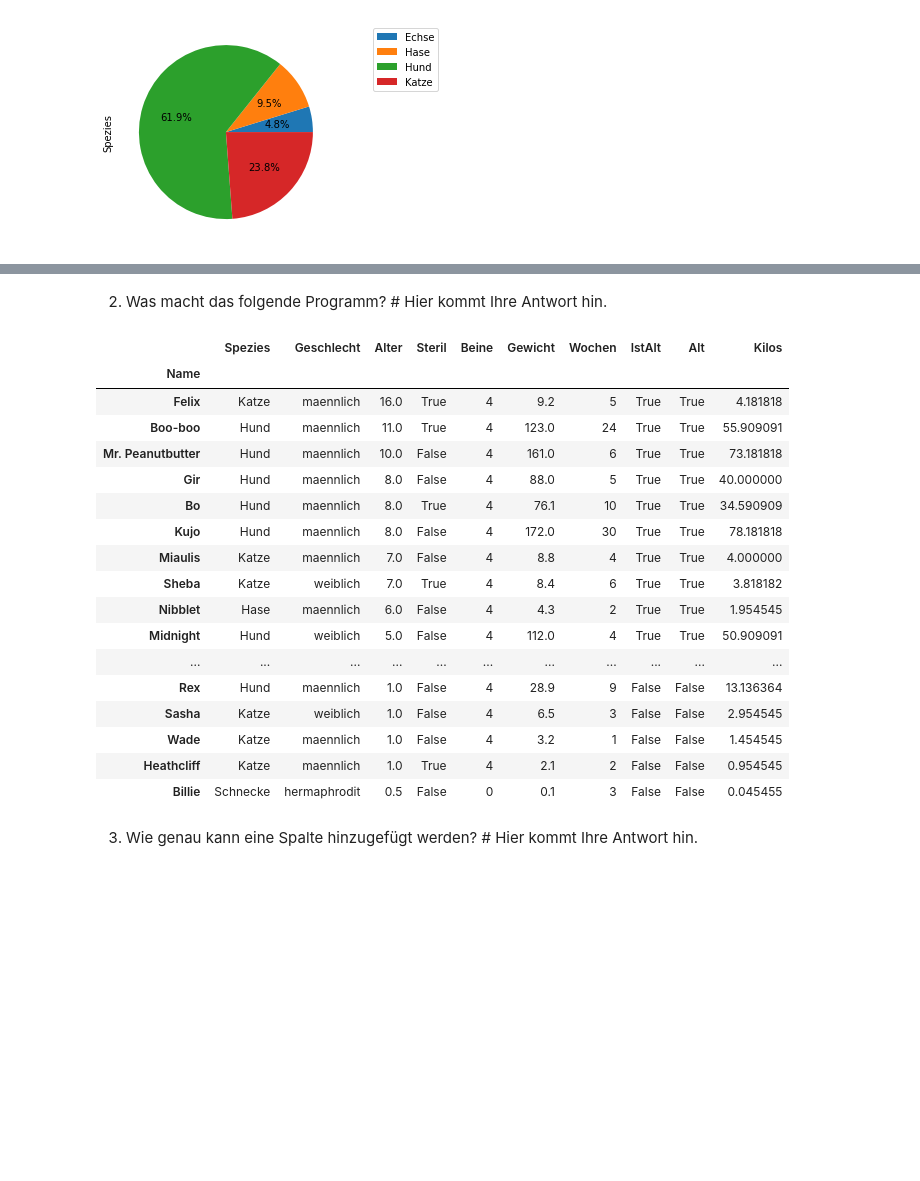
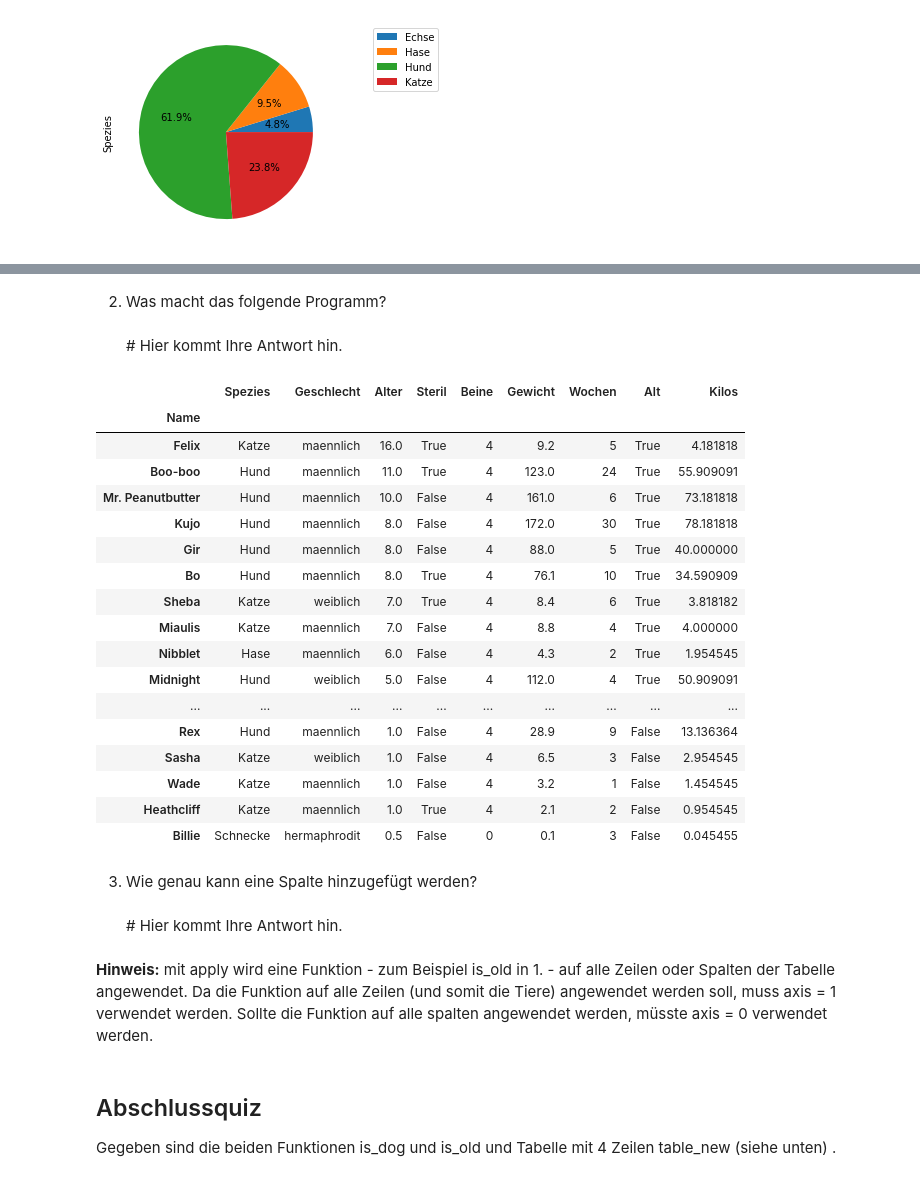
Before and after one commit to andreasstoll/Notebooks_Arbeit, a Jupyter notebook: _4_Tabellenmethoden.ipynb, the cells around one changed output, grey strips where cells are left out. Drawn from its saved outputs; the diff is of its cells as text; code cells hidden in the pictures; blank space fills up the shorter version.

```diff
--- a/_4_Tabellenmethoden.ipynb
+++ b/_4_Tabellenmethoden.ipynb
@@ -69,10 +79,7 @@ True
 # %%
 # Lösung
 def is_old(animal):
-    if animal.Alter >= 5:
-        return True
-    else:
-        return False
+    return animal.Alter >= 5
 
 animal1 = animal_table.iloc[0]
 animal2 = animal_table.iloc[4]
@@ -266,4 +285,7 @@ pie_chart(animal_table[animal_table.Alter >= 3], "Spezies")
 # %%
+def is_old(animal):
+    return animal.Alter >= 5
+
 animal_table["Alt"] = animal_table.apply(is_old, axis =1)
 
 animal_table
@@ -289,27 +311,36 @@ animal_table
 # %% [markdown]
-2. Was macht das folgende Programm? # Hier kommt Ihre Antwort hin.
+2. Was macht das folgende Programm? <br><br> # Hier kommt Ihre Antwort hin.
 # %%
+def kilos(animal):
+    return animal.Gewicht/2.2
+
 animal_table["Kilos"] = animal_table.apply(kilos, axis =1)
 
 animal_table
 # %% [output]
-|  | Spezies | Geschlecht | Alter | Steril | Beine | Gewicht | Wochen | IstAlt | Alt | Kilos |
-| Name |  |  |  |  |  |  |  |  |  |  |
-| Felix | Katze | maennlich | 16.0 | True | 4 | 9.2 | 5 | True | True | 4.181818 |
-| Boo-boo | Hund | maennlich | 11.0 | True | 4 | 123.0 | 24 | True | True | 55.909091 |
-| Mr. Peanutbutter | Hund | maennlich | 10.0 | False | 4 | 161.0 | 6 | True | True | 73.181818 |
-| Gir | Hund | maennlich | 8.0 | False | 4 | 88.0 | 5 | True | True | 40.000000 |
-| Bo | Hund | maennlich | 8.0 | True | 4 | 76.1 | 10 | True | True | 34.590909 |
-| Kujo | Hund | maennlich | 8.0 | False | 4 | 172.0 | 30 | True | True | 78.181818 |
-| Miaulis | Katze | maennlich | 7.0 | False | 4 | 8.8 | 4 | True | True | 4.000000 |
-| Sheba | Katze | weiblich | 7.0 | True | 4 | 8.4 | 6 | True | True | 3.818182 |
-| Nibblet | Hase | maennlich | 6.0 | False | 4 | 4.3 | 2 | True | True | 1.954545 |
-| Midnight | Hund | weiblich | 5.0 | False | 4 | 112.0 | 4 | True | True | 50.909091 |
-| ... | ... | ... | ... | ... | ... | ... | ... | ... | ... | ... |
-| Rex | Hund | maennlich | 1.0 | False | 4 | 28.9 | 9 | False | False | 13.136364 |
-| Sasha | Katze | weiblich | 1.0 | False | 4 | 6.5 | 3 | False | False | 2.954545 |
-| Wade | Katze | maennlich | 1.0 | False | 4 | 3.2 | 1 | False | False | 1.454545 |
-| Heathcliff | Katze | maennlich | 1.0 | True | 4 | 2.1 | 2 | False | False | 0.954545 |
-| Billie | Schnecke | hermaphrodit | 0.5 | False | 0 | 0.1 | 3 | False | False | 0.045455 |
+|  | Spezies | Geschlecht | Alter | Steril | Beine | Gewicht | Wochen | Alt | Kilos |
+| Name |  |  |  |  |  |  |  |  |  |
+| Felix | Katze | maennlich | 16.0 | True | 4 | 9.2 | 5 | True | 4.181818 |
+| Boo-boo | Hund | maennlich | 11.0 | True | 4 | 123.0 | 24 | True | 55.909091 |
+| Mr. Peanutbutter | Hund | maennlich | 10.0 | False | 4 | 161.0 | 6 | True | 73.181818 |
+| Kujo | Hund | maennlich | 8.0 | False | 4 | 172.0 | 30 | True | 78.181818 |
+| Gir | Hund | maennlich | 8.0 | False | 4 | 88.0 | 5 | True | 40.000000 |
+| Bo | Hund | maennlich | 8.0 | True | 4 | 76.1 | 10 | True | 34.590909 |
+| Sheba | Katze | weiblich | 7.0 | True | 4 | 8.4 | 6 | True | 3.818182 |
+| Miaulis | Katze | maennlich | 7.0 | False | 4 | 8.8 | 4 | True | 4.000000 |
+| Nibblet | Hase | maennlich | 6.0 | False | 4 | 4.3 | 2 | True | 1.954545 |
+| Midnight | Hund | weiblich | 5.0 | False | 4 | 112.0 | 4 | True | 50.909091 |
+| ... | ... | ... | ... | ... | ... | ... | ... | ... | ... |
+| Rex | Hund | maennlich | 1.0 | False | 4 | 28.9 | 9 | False | 13.136364 |
+| Sasha | Katze | weiblich | 1.0 | False | 4 | 6.5 | 3 | False | 2.954545 |
+| Wade | Katze | maennlich | 1.0 | False | 4 | 3.2 | 1 | False | 1.454545 |
+| Heathcliff | Katze | maennlich | 1.0 | True | 4 | 2.1 | 2 | False | 0.954545 |
+| Billie | Schnecke | hermaphrodit | 0.5 | False | 0 | 0.1 | 3 | False | 0.045455 |
 # %% [markdown]
-3. Wie genau kann eine Spalte hinzugefügt werden? # Hier kommt Ihre Antwort hin.
+3. Wie genau kann eine Spalte hinzugefügt werden? <br><br> # Hier kommt Ihre Antwort hin.
+# %% [markdown]
+**Hinweis:** mit apply wird eine Funktion - zum Beispiel is_old in 1. - auf alle Zeilen oder Spalten der Tabelle angewendet. Da die Funktion auf alle Zeilen (und somit die Tiere) angewendet werden soll, muss axis = 1 verwendet werden. Sollte die Funktion auf alle spalten angewendet werden, müsste axis = 0 verwendet werden.
+# %% [markdown]
+## Abschlussquiz
+
+Gegeben sind die beiden Funktionen is_dog und is_old und Tabelle mit 4 Zeilen table_new (siehe unten) .
```
Also changed, not shown: parts of 50 cells of this notebook, 2 other files.
